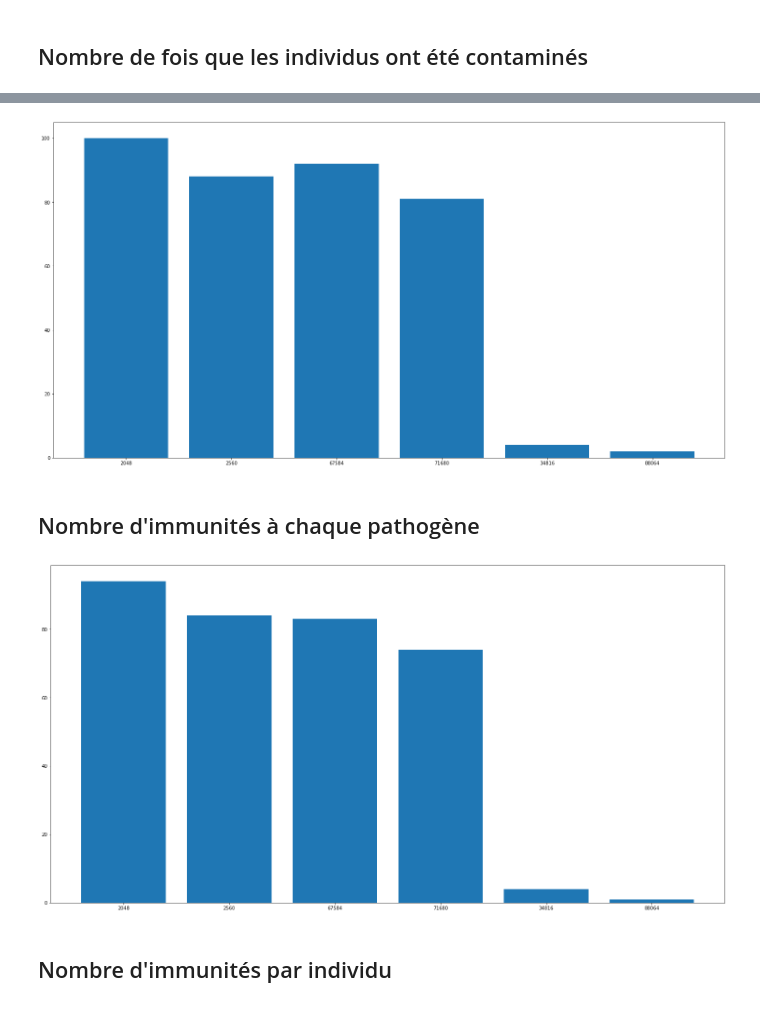
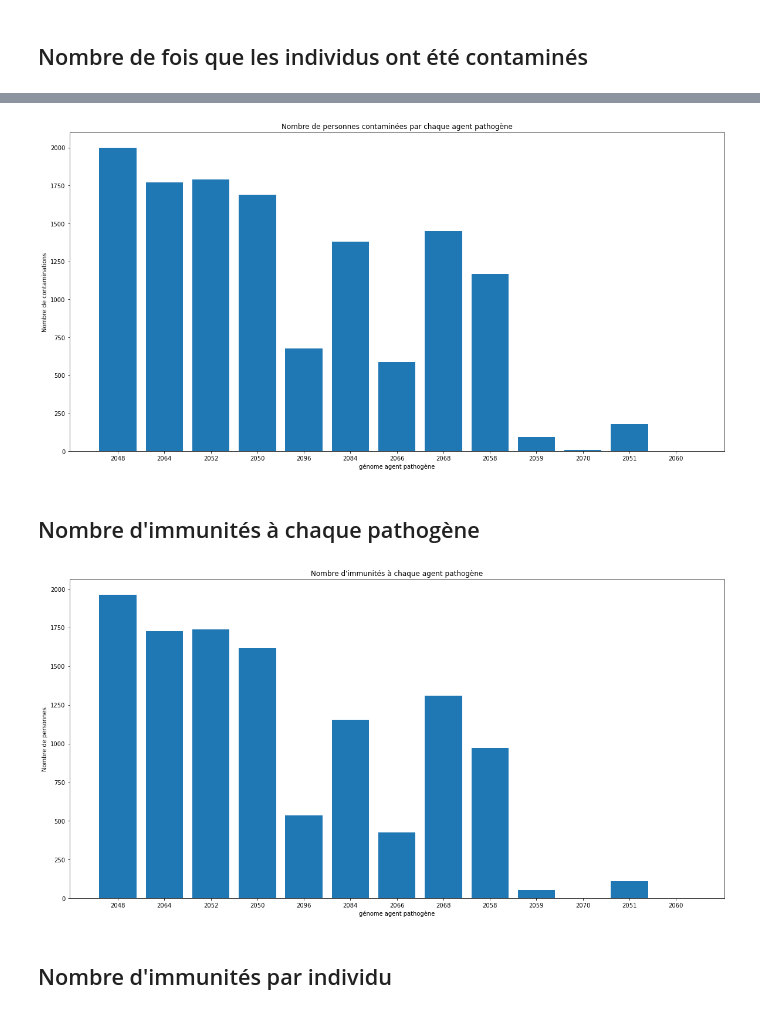
Before and after one commit to maximepasquier/Diversity, a Jupyter notebook: Python/mesures.ipynb, the cells around one changed output, grey strips where cells are left out. Cells and saved outputs as stored; diff of their text form; code cells hidden in the pictures.

```diff
--- a/Python/mesures.ipynb
+++ b/Python/mesures.ipynb
@@ -5,0 +9,2 @@ import math
+# %%
+path = "/home/maxime/Documents/Automate_Cellulaire/Diversity/Simulations/Reference"
@@ -20,15 +37,21 @@ plt.show
 # %% [markdown]
 ## Nombre de fois que les individus ont été contaminés
 # %%
-contamine = pd.read_csv("/home/maxime/Documents/Automate_Cellulaire/Diversity/Simulations/Systeme_1/data_csv/Humain_contamine.csv")
+contamine = pd.read_csv(path + "/data_csv/Humain_contamine.csv", dtype=int)
 contamine_data = pd.DataFrame(contamine)
 
 # get le nombre max pour les label du bar plot
 
-taille = 15
+taille = 50
 
-fig = plt.figure()
-ax = fig.add_axes([0,0,1,1])
+fig, ax = plt.subplots(figsize=(20, 10))
+ax.set_title("Nombre de fois que les individus ont été contaminés")
+ax.set_xlabel('Nombre de contaminations')
+ax.set_ylabel('Nombre de personnes')
+
+
+
+
 #nb_fois_contamine = ['0', '1', '2', '3', '4', '5']
 #x = np.zeros((6,), dtype=int)
 #for value in range(x.shape[0]):
@@ -76,6 +105,6 @@ nb_AP.plot()
 Ne fonctionne que si une personnes n'est contaminée qu'une seule fois par un certain agent pathogène.
 # %%
-genome_AP = pd.read_csv("/home/maxime/Documents/Automate_Cellulaire/Diversity/Simulations/Systeme_1/data_csv/Humain_genomeAP.csv")
+genome_AP = pd.read_csv(path + "/data_csv/Humain_genomeAP.csv")
 genome_AP_data = pd.DataFrame(genome_AP)
 
 liste = []
@@ -92,8 +121,10 @@ for ap in liste:
     final_count_liste.append(total_liste.count(ap))
 
 
-fig = plt.figure(figsize=(20, 10))
-ax = fig.add_axes([0,0,1,1])
+fig, ax = plt.subplots(figsize=(20, 10))
+ax.set_title("Nombre de personnes contaminées par chaque agent pathogène")
+ax.set_xlabel('génome agent pathogène')
+ax.set_ylabel('Nombre de contaminations')
 
 
 liste_final = []
@@ -105,11 +136,11 @@ for i in range(len(liste)):
 ax.bar(liste_final,final_count_liste)
 plt.show()
 # %% [output]
-[figure, old version]
+[figure, new version]
 # %% [markdown]
 ## Nombre d'immunités à chaque pathogène
 # %%
-genome_AP = pd.read_csv("/home/maxime/Documents/Automate_Cellulaire/Diversity/Simulations/Systeme_1/data_csv/Humain_immune.csv")
+genome_AP = pd.read_csv(path + "/data_csv/Humain_immune.csv", dtype=str)
 genome_AP_data = pd.DataFrame(genome_AP)
 #print(len(genome_AP_data))
 #print(genome_AP_data.loc[len(genome_AP_data)-1])
@@ -120,36 +151,40 @@ for cell in genome_AP_data.loc[len(genome_AP_data)-1]:
         if(" " in str(cell)):
             #l = l + cell.split(" ")
             tmp = cell.split(" ")
             tmp.pop(-1)
             #print(tmp)
             for element in tmp:
                 l.append(int(float(element)))
         else:
             l.append(int(float(cell)))
 final_count_liste = []
 
 for element in l:
     element = int(float(element))
 
 for element in liste:
     element = int(float(element))
     #print(element)
 
 for ap in liste:
     final_count_liste.append(l.count(ap))
     #print(l.count(ap))
 
-fig = plt.figure(figsize=(20, 10))
-ax = fig.add_axes([0,0,1,1])
+fig, ax = plt.subplots(figsize=(20, 10))
+ax.set_title("Nombre d'immunités à chaque agent pathogène")
+ax.set_xlabel('génome agent pathogène')
+ax.set_ylabel('Nombre de personnes')
 
 #print(liste)
 #print(l)
+
+#print(liste_final)
 #print(final_count_liste)
 
 ax.bar(liste_final,final_count_liste)
 plt.show()
 # %% [output]
-[figure, old version]
+[figure, new version]
 # %% [markdown]
 ## Nombre d'immunités par individu
 # %%
```
Also changed, not shown: parts of 11 cells of this notebook, 7 other files.
